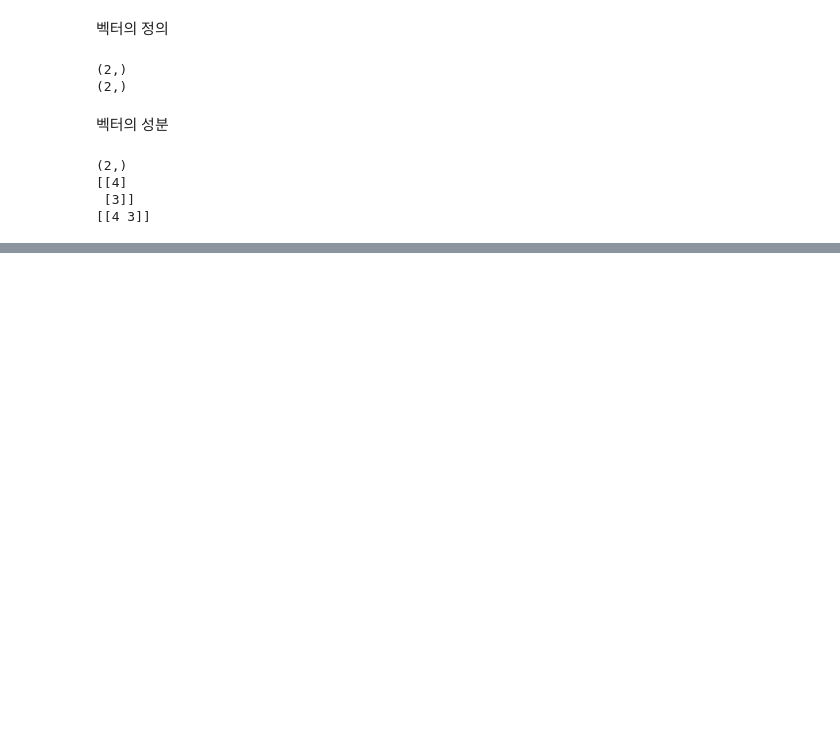
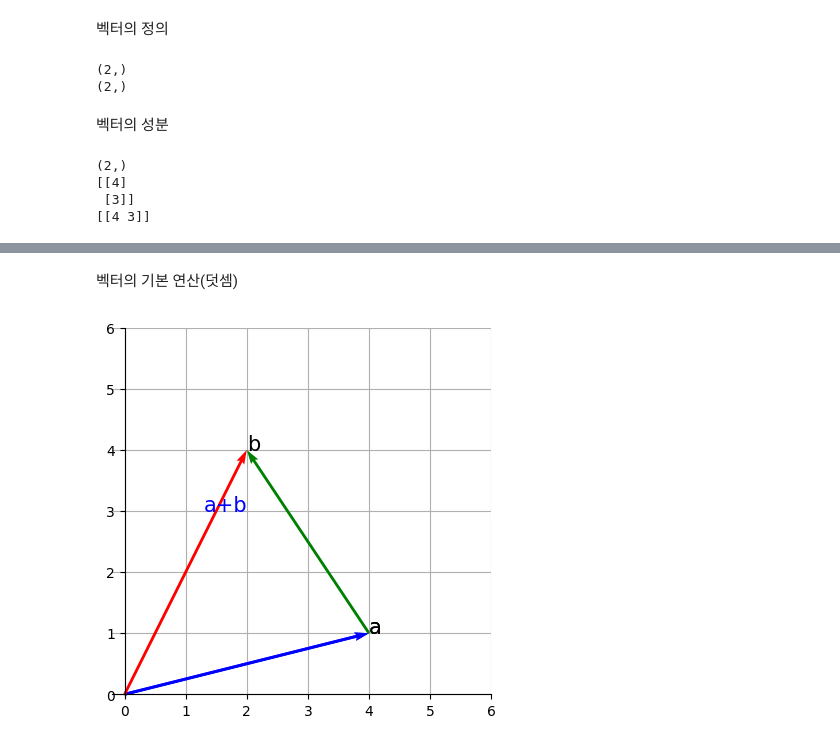
Before and after one commit to Yuhwan0650/linear_algebra2_git, a Jupyter notebook: 실습과제2.ipynb, the cells around one changed output, grey strips where cells are left out. Cells and saved outputs as stored; diff of their text form; code cells hidden in the pictures; blank space fills up the shorter version.

```diff
--- a/실습과제2.ipynb
+++ b/실습과제2.ipynb
@@ -152,0 +184,38 @@ print(a)
+# %% [markdown]
+벡터의 기본 연산(덧셈)
+# %%
+import numpy as np
+import matplotlib.pyplot as plt
+
+a=np.array([4,1])
+b=np.array([-2,3])
+sum=a+b
+
+fig=plt.figure()
+ax=fig.add_subplot(1,1,1)
+
+ax.quiver(0,0,a[0],a[1],angles='xy', scale_units='xy', scale=1, color='blue')
+ax.text(a[0],a[1],'a', size=15)
+
+ax.quiver(0,0,a[0],a[1],angles='xy', scale_units='xy', scale=1, color='blue')
+ax.text(a[0],a[1],'a', size=15)
+
+ax.quiver(a[0],a[1],b[0],b[1], angles='xy', scale_units='xy', scale=1, color='green')
+ax.text(a[0]+b[0],a[1]+b[1],'b', size=15)
+
+ax.quiver(0,0,sum[0],sum[1],angles='xy', scale_units='xy', scale=1, color='red')
+ax.text(sum[0]*0.5+0.3, b[1],'a+b', size=15,color='blue')
+
+ax.set_xticks(range(0,7))
+ax.set_yticks(range(0,7))
+ax.grid()
+ax.set_axisbelow(True)
+ax.set_aspect('equal',adjustable='box')
+
+ax.spines['left'].set_position('zero')
+ax.spines['bottom'].set_position('zero')
+ax.spines['right'].set_color('none')
+ax.spines['top'].set_color('none')
+plt.show()
+# %% [output]
+[figure, added]
```
Also changed, not shown: parts of 29 cells of this notebook.
